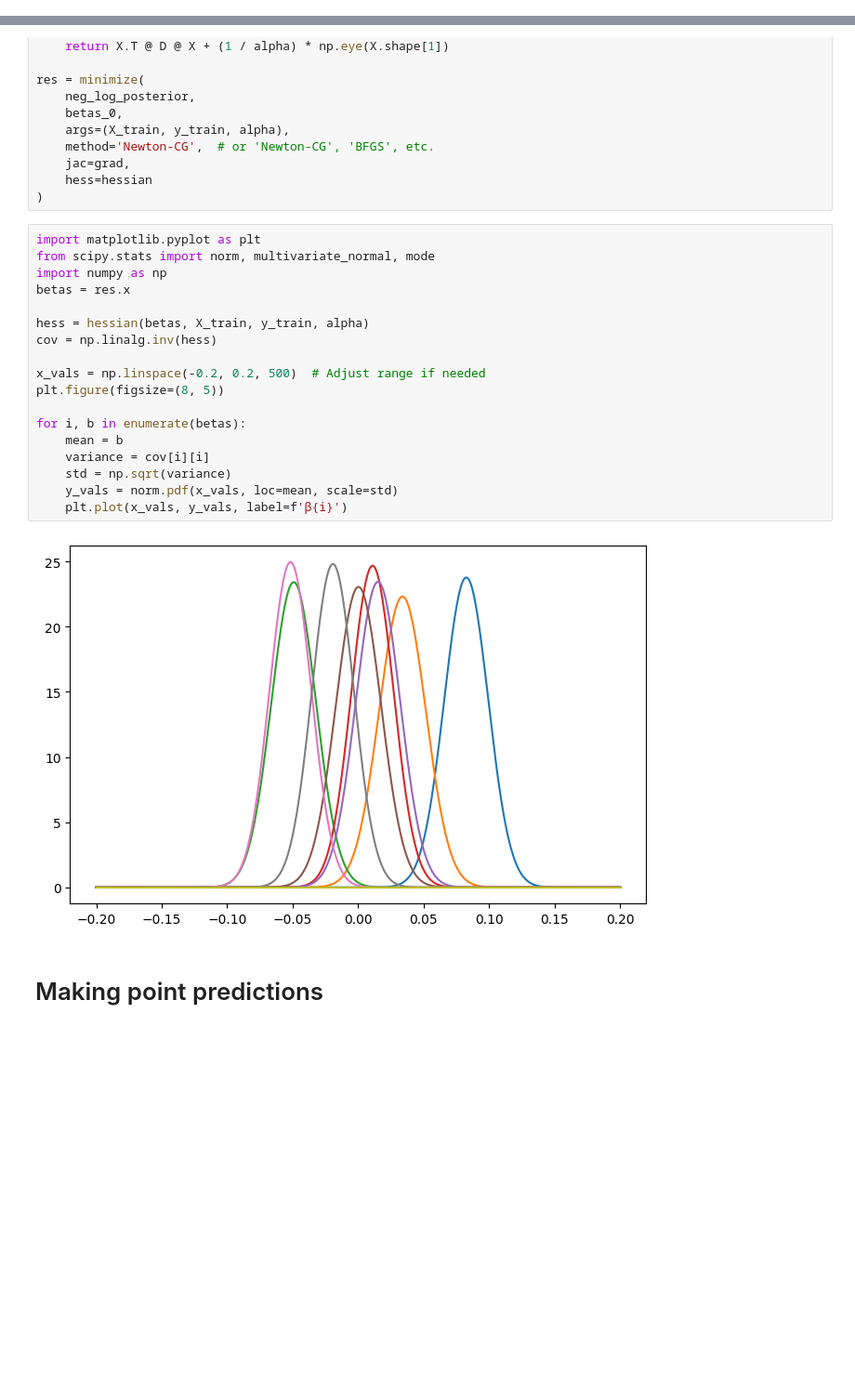
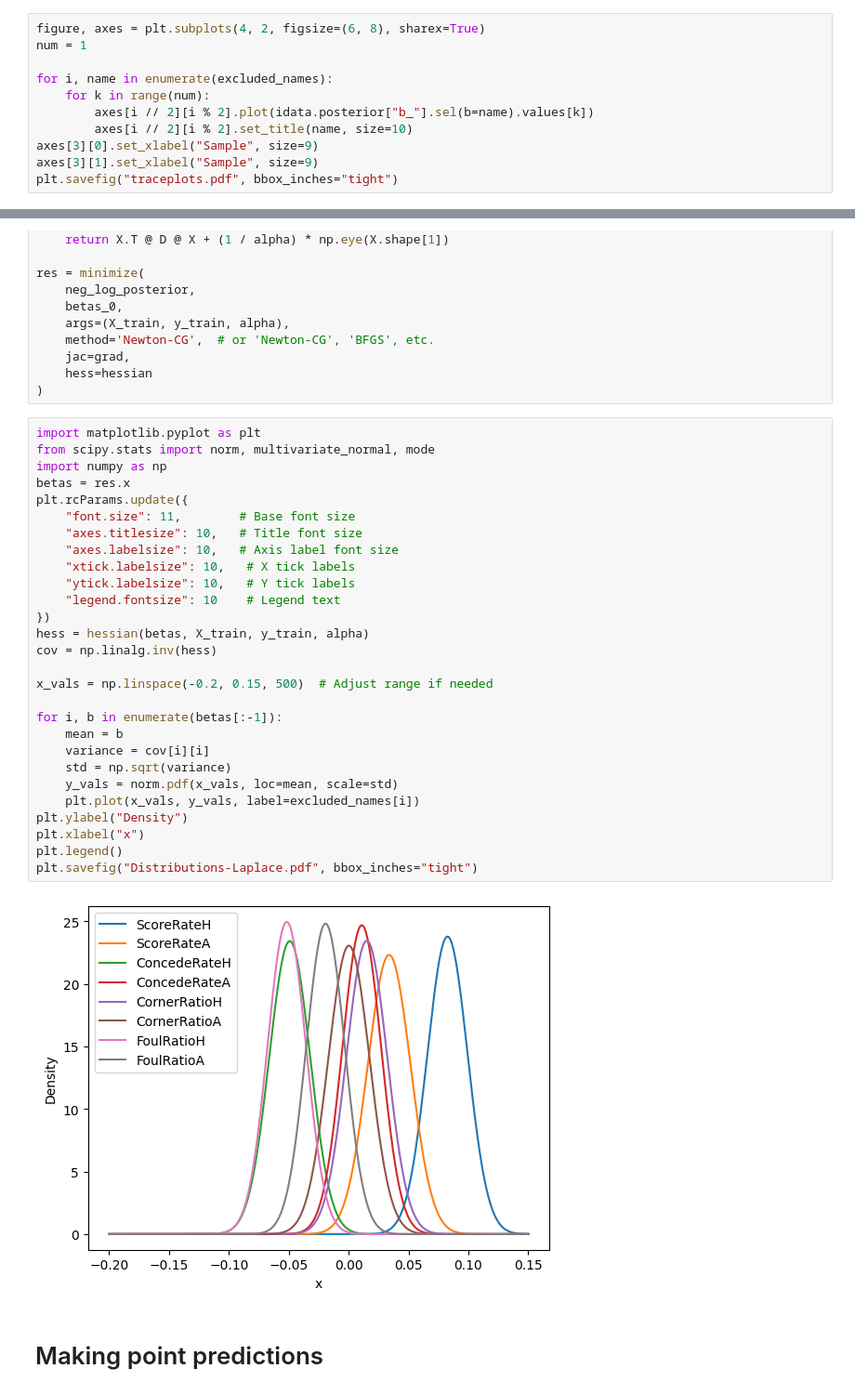
Before and after one commit to MatejVre/Bayesian_Inference, a Jupyter notebook: bayesian_inference.ipynb, the cells around one changed output, grey strips where cells are left out. Shown: that part at 93% size. Drawn from its saved outputs; the diff is of its cells as text; blank space fills up the shorter version.

```diff
--- a/bayesian_inference.ipynb
+++ b/bayesian_inference.ipynb
@@ -87,0 +158,11 @@ Text(0.5, 0, 'Coefficient (β)')
+# %%
+figure, axes = plt.subplots(4, 2, figsize=(6, 8), sharex=True)
+num = 1
+
+for i, name in enumerate(excluded_names):
+    for k in range(num):
+        axes[i // 2][i % 2].plot(idata.posterior["b_"].sel(b=name).values[k])
+        axes[i // 2][i % 2].set_title(name, size=10)
+axes[3][0].set_xlabel("Sample", size=9)
+axes[3][1].set_xlabel("Sample", size=9)
+plt.savefig("traceplots.pdf", bbox_inches="tight")
@@ -123,23 +234,33 @@ res = minimize(
 # %%
 import matplotlib.pyplot as plt
 from scipy.stats import norm, multivariate_normal, mode
 import numpy as np
 betas = res.x
-
+plt.rcParams.update({
+    "font.size": 11,        # Base font size
+    "axes.titlesize": 10,   # Title font size
+    "axes.labelsize": 10,   # Axis label font size
+    "xtick.labelsize": 10,   # X tick labels
+    "ytick.labelsize": 10,   # Y tick labels
+    "legend.fontsize": 10    # Legend text
+})
 hess = hessian(betas, X_train, y_train, alpha)
 cov = np.linalg.inv(hess)
 
-x_vals = np.linspace(-0.2, 0.2, 500)  # Adjust range if needed
-plt.figure(figsize=(8, 5))
+x_vals = np.linspace(-0.2, 0.15, 500)  # Adjust range if needed
 
-for i, b in enumerate(betas):
+for i, b in enumerate(betas[:-1]):
     mean = b
     variance = cov[i][i]
     std = np.sqrt(variance)
     y_vals = norm.pdf(x_vals, loc=mean, scale=std)
-    plt.plot(x_vals, y_vals, label=f'β{i}')
+    plt.plot(x_vals, y_vals, label=excluded_names[i])
+plt.ylabel("Density")
+plt.xlabel("x")
+plt.legend()
+plt.savefig("Distributions-Laplace.pdf", bbox_inches="tight")
 # %% [output]
-[figure, old version]
+[figure, new version]
 # %% [markdown]
 # Making point predictions
 # %% [markdown]
```
Also changed, not shown: parts of 9 cells of this notebook.
